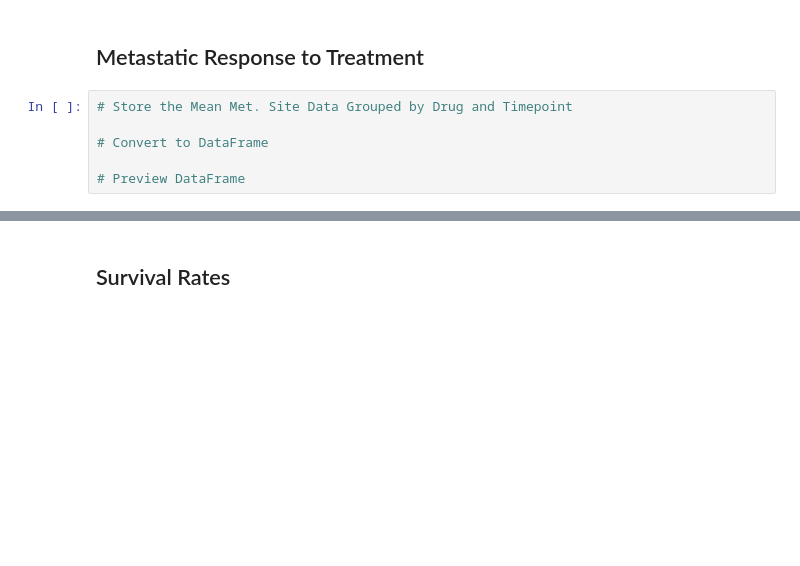
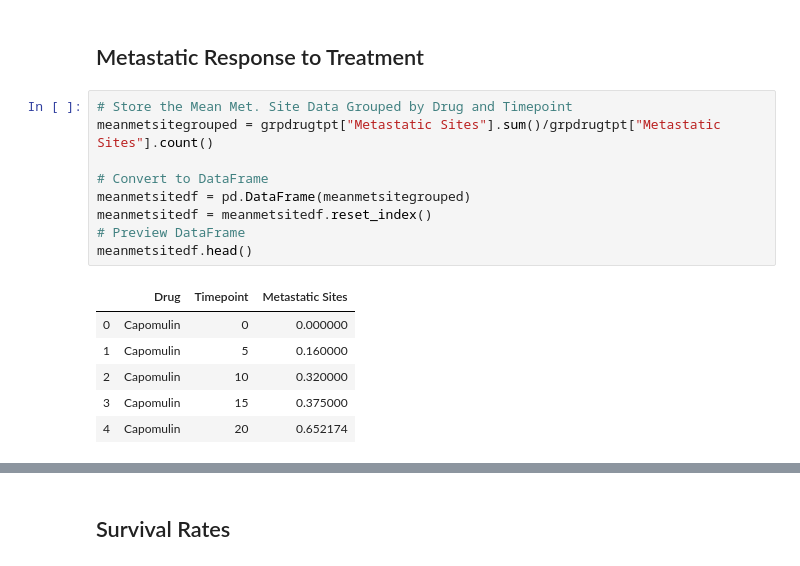
Before and after one commit to kodesiba/matplotlib-challenge, a Jupyter notebook: Pymaceuticals/pymaceuticals.ipynb, the cells around one changed output, grey strips where cells are left out. Saved outputs shown, nothing was run; the diff lists cells and outputs as text; blank space fills up the shorter version.

```diff
--- a/Pymaceuticals/pymaceuticals.ipynb
+++ b/Pymaceuticals/pymaceuticals.ipynb
@@ -102,7 +101,17 @@ plt.show()
 ## Metastatic Response to Treatment
 # %%
 # Store the Mean Met. Site Data Grouped by Drug and Timepoint
+meanmetsitegrouped = grpdrugtpt["Metastatic Sites"].sum()/grpdrugtpt["Metastatic Sites"].count()
 
 # Convert to DataFrame
-
+meanmetsitedf = pd.DataFrame(meanmetsitegrouped)
+meanmetsitedf = meanmetsitedf.reset_index()
 # Preview DataFrame
+meanmetsitedf.head()
+# %% [output]
+|  | Drug | Timepoint | Metastatic Sites |
+| 0 | Capomulin | 0 | 0.000000 |
+| 1 | Capomulin | 5 | 0.160000 |
+| 2 | Capomulin | 10 | 0.320000 |
+| 3 | Capomulin | 15 | 0.375000 |
+| 4 | Capomulin | 20 | 0.652174 |
```
Also changed, not shown: parts of 14 cells of this notebook, 1 other file.
